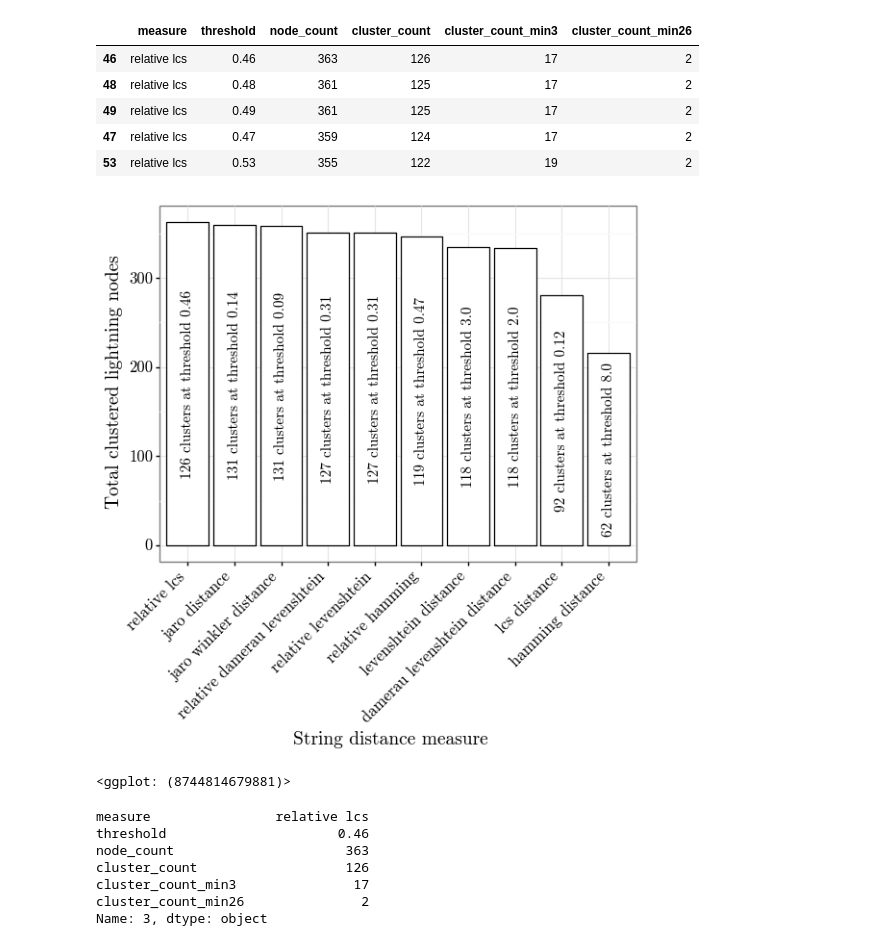
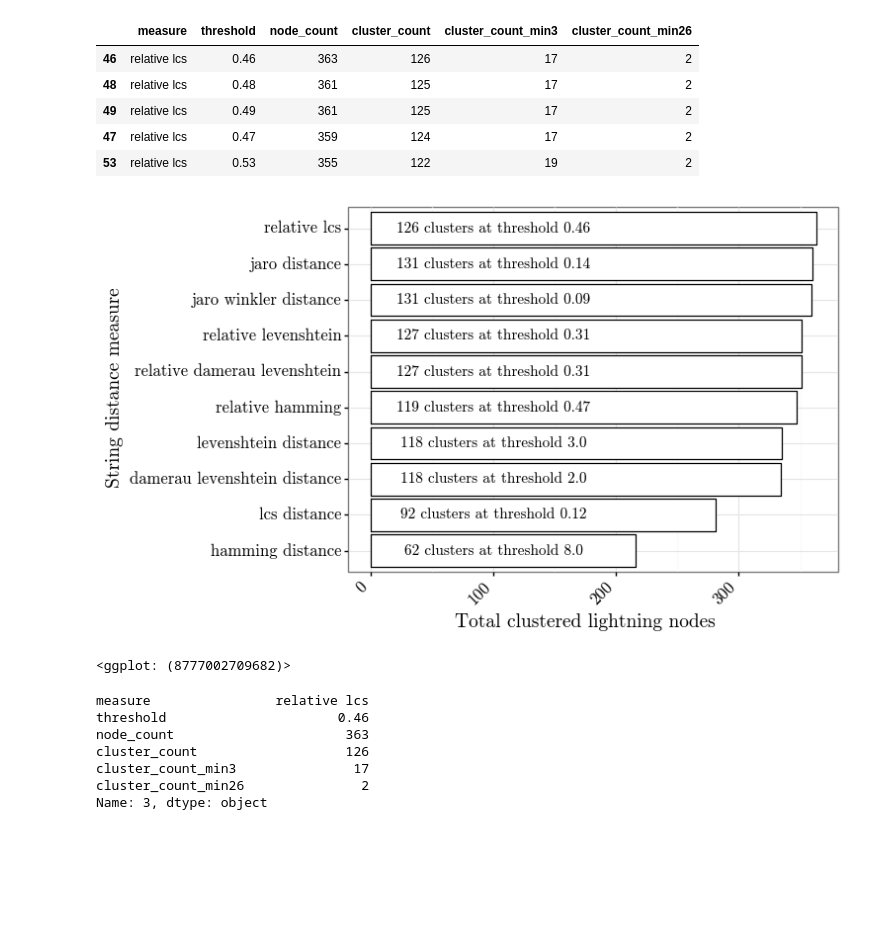
Before and after one commit to MatteoRomiti/lightning_study, a Jupyter notebook: src/03/03_offchain_clustering.ipynb, the cells around one changed output. Saved outputs shown, nothing was run; the diff lists cells and outputs as text; code cells hidden in the pictures; blank space fills up the shorter version.

```diff
--- a/src/03/03_offchain_clustering.ipynb
+++ b/src/03/03_offchain_clustering.ipynb
@@ -197,31 +194,31 @@ results[results.cluster_count_min26 >= 2].sort_values("node_count", ascending=Fa
 | 53 | relative lcs | 0.53 | 355 | 122 | 19 | 2 |
 # %%
 # plot method comparison
-bestMeasure_for_plot = results[results.groupby(['measure'])['cluster_count_min26'].transform(
-    max) == results['cluster_count_min26']].reset_index(drop=True)
-bestMeasure_for_plot = bestMeasure_for_plot.iloc[bestMeasure_for_plot.reset_index().groupby(["measure"])[
-    'node_count'].idxmax()]
+bestMeasure_for_plot = results[results.groupby(['measure'])['cluster_count_min26'].transform(max) == results['cluster_count_min26']].reset_index(drop=True)
+bestMeasure_for_plot = bestMeasure_for_plot.iloc[bestMeasure_for_plot.reset_index().groupby(["measure"])['node_count'].idxmax()]
+#best
 
-bestMeasure_for_plot = bestMeasure_for_plot.sort_values("node_count", ascending=False)
+bestMeasure_for_plot = bestMeasure_for_plot.sort_values("node_count", ascending=True)
 measure_list = bestMeasure_for_plot['measure'].values.tolist()
 measure_cat = pd.Categorical(bestMeasure_for_plot['measure'], categories=measure_list)
-bestMeasure_for_plot = bestMeasure_for_plot.assign(measure_cat=measure_cat)
+bestMeasure_for_plot = bestMeasure_for_plot.assign(measure_cat = measure_cat)
 bestMeasure_for_plot["label_pos"] = bestMeasure_for_plot["node_count"]/2
 bestMeasure_for_plot["label_text"] = bestMeasure_for_plot.apply(
     lambda x: str(x["cluster_count"]) + " clusters at threshold "+str(round(x['threshold'], 2)), axis=1)
 
 plot = ggplot(bestMeasure_for_plot) +\
-    geom_bar(aes(x="measure_cat", y="node_count"), stat="identity", colour="black", fill="white") +\
-    geom_text(aes(x="measure_cat", y="label_pos", label="label_text"), angle=90, colour="black") +\
-    labs(x="String distance measure", y="Total clustered lightning nodes") +\
-    theme_publication +\
-    theme(axis_text_x=element_text(rotation=45, vjust=1, hjust=1))
+geom_bar(aes(x="measure_cat", y="node_count"), stat="identity", colour="black", fill="white") +\
+geom_text(aes(x="measure_cat", y=100, label="label_text"), angle=0, colour="black") +\
+labs(x="String distance measure", y="Total clustered lightning nodes") +\
+coord_flip() +\
+theme_publication +\
+theme(axis_text_x=element_text(rotation=45, vjust = 1, hjust=1))
 
-plot.save("alias_clustering_white.pdf", width=5, height=5)
+plot.save("alias_clustering_white.pdf", width=5, height=3)
 plot
 # %% [output]
-[figure, old version]
+[figure, new version]
-<ggplot: (8744814679881)>
+<ggplot: (8777002709682)>
 # %%
 # print summary of best method:
 best = results[results.groupby(['measure'])['cluster_count_min26'].transform(
```
Also changed, not shown: parts of 4 cells of this notebook.
